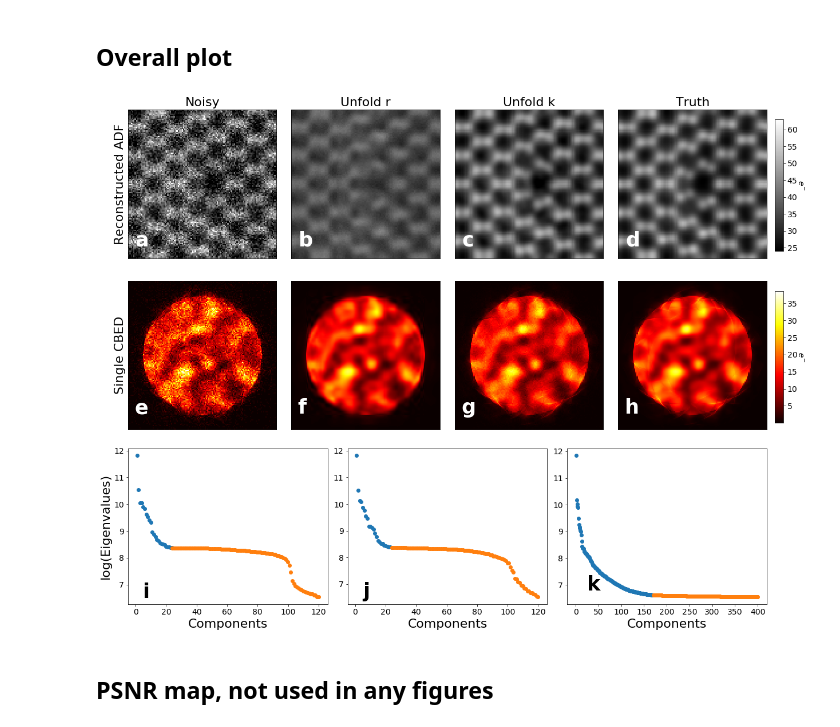
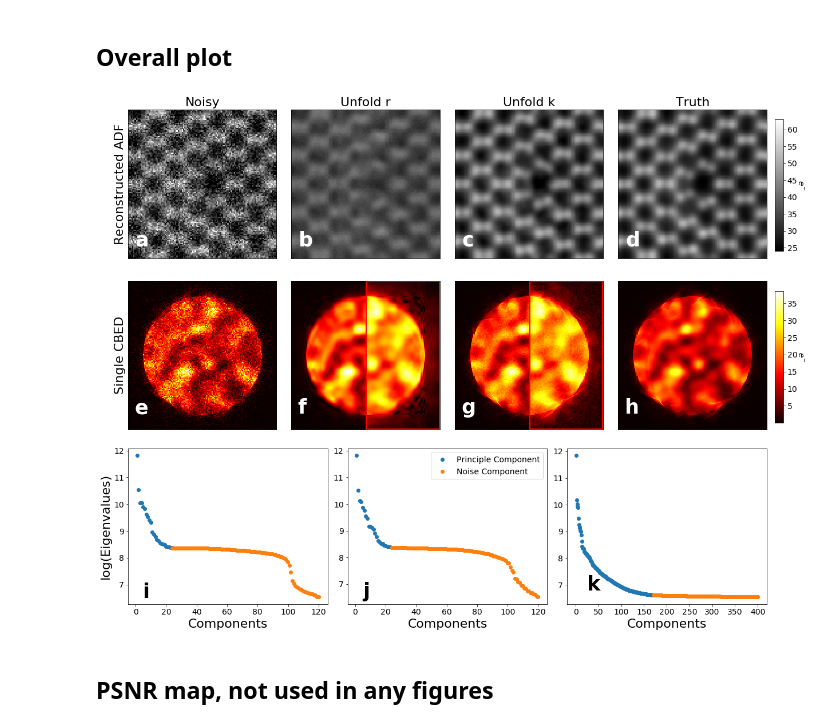
Before and after one commit to CY-Zhang/PyProcessingCodes, a Jupyter notebook: TensorDenoise/VisulizeResults_AlternateDataArrangement.ipynb, the cells around one changed output. Saved outputs shown, nothing was run; the diff lists cells and outputs as text; code cells hidden in the pictures.

```diff
--- a/TensorDenoise/VisulizeResults_AlternateDataArrangement.ipynb
+++ b/TensorDenoise/VisulizeResults_AlternateDataArrangement.ipynb
@@ -155,14 +157,30 @@ plt.yticks([])
 plt.ylabel('Single CBED', fontsize=22)
 ax.text(5,114,'e',fontsize=35, color='white', fontweight='bold')
 
+temp = copy(np.transpose(denoised_data[:,:,ry,rx]))
+temp[temp<0] = 0
+temp2 = np.sqrt(temp)
+temp2 = temp2 / np.amax(temp2) * np.amax(temp)
+temp[:,64:-1] = temp2[:,64:-1]
+
 ax = fig.add_subplot(3,4,6)
-plt.imshow(np.transpose(denoised_data[:,:,ry,rx]),clim=[clim_low,clim_high*1.2],cmap='hot')
+plt.imshow(temp,cmap='hot')
+rect = patches.Rectangle((64,0),63,127,linewidth=2,edgecolor='r',facecolor='none')
+ax.add_patch(rect)
 plt.xticks([])
 plt.yticks([])
 ax.text(5,114,'f',fontsize=35, color='white', fontweight='bold')
 
+temp = copy(denoised_data_2[rx,ry,:,:])
+temp[temp<0] = 0
+temp2 = np.sqrt(temp)
+temp2 = temp2 / np.amax(temp2) * np.amax(temp)
+temp[:,64:-1] = temp2[:,64:-1]
+
 ax = fig.add_subplot(3,4,7)
-plt.imshow(denoised_data_2[rx,ry,:,:],clim=[clim_low,clim_high*1.2],cmap='hot')
+plt.imshow(temp,cmap='hot')
+rect = patches.Rectangle((64,0),63,127,linewidth=2,edgecolor='r',facecolor='none')
+ax.add_patch(rect)
 plt.xticks([])
 plt.yticks([])
 ax.text(5,114,'g',fontsize=35, color='white', fontweight='bold')
@@ -196,34 +214,35 @@ ax.text(5,6.5,'i',fontsize=35, color='black', fontweight='bold')
 
 ax = fig.add_subplot(338)
 e2 = temp['e2']
 e2 = e2[::-1]
 # plt.plot(np.log(e2[::-1]),linewidth='2')
 plt.plot(np.linspace(1,24,24),np.log(e2[0:24]),'o',linewidth='2',label='Principle Component')
 plt.plot(np.linspace(24,120,96),np.log(e2[24:120]),'o',linewidth='2', label = 'Noise Component')
 plt.xticks(fontsize=14)
 plt.yticks(fontsize=14)
+plt.legend(fontsize=14)
 # plt.axvline(x=24,color='r',ls='--')
 # plt.title('rank($\it{k_y}$)=24',color='red',fontsize=20)
 plt.xlabel('Components',fontsize=22)
 ax.text(5,6.5,'j',fontsize=35, color='black', fontweight='bold')
 
 ax = fig.add_subplot(339)
 e3 = temp['e3']
 e3 = e3[::-1]
 # plt.plot(np.log(e3[:400]),linewidth='2')
 plt.plot(np.linspace(1,170,170),np.log(e3[0:170]),'o',linewidth='2')
 plt.plot(np.linspace(171,400,230),np.log(e3[170:400]),'o',linewidth='2')
 plt.xticks(fontsize=14)
 plt.yticks(fontsize=14)
 # plt.axvline(x=170,color='r',ls='--')
 # plt.title('rank($\it{r}$)=170',color='red',fontsize=20)
 plt.xlabel('Components',fontsize=22)
 ax.text(25,6.8,'k',fontsize=35, color='black', fontweight='bold')
 
 fig.subplots_adjust(wspace = 0.1, hspace = 0.1)
 fig.savefig('/srv/home/chenyu/TensorDenoise/Simulatons/Si_dislocation_simulations/SiDisl_tensor_result_alternate3D.tif')
 # %% [output]
-[figure, old version]
+[figure, new version]
 # %% [markdown]
 ## PSNR map, not used in any figures
 # %%
```
Also changed, not shown: parts of 1 cell of this notebook, 3 other files.
